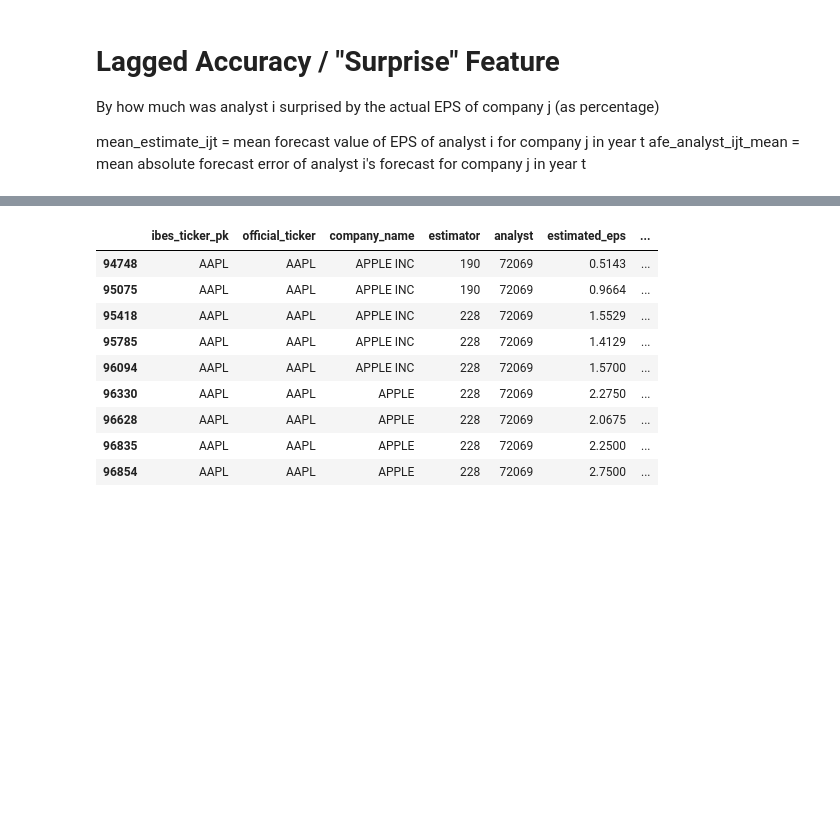
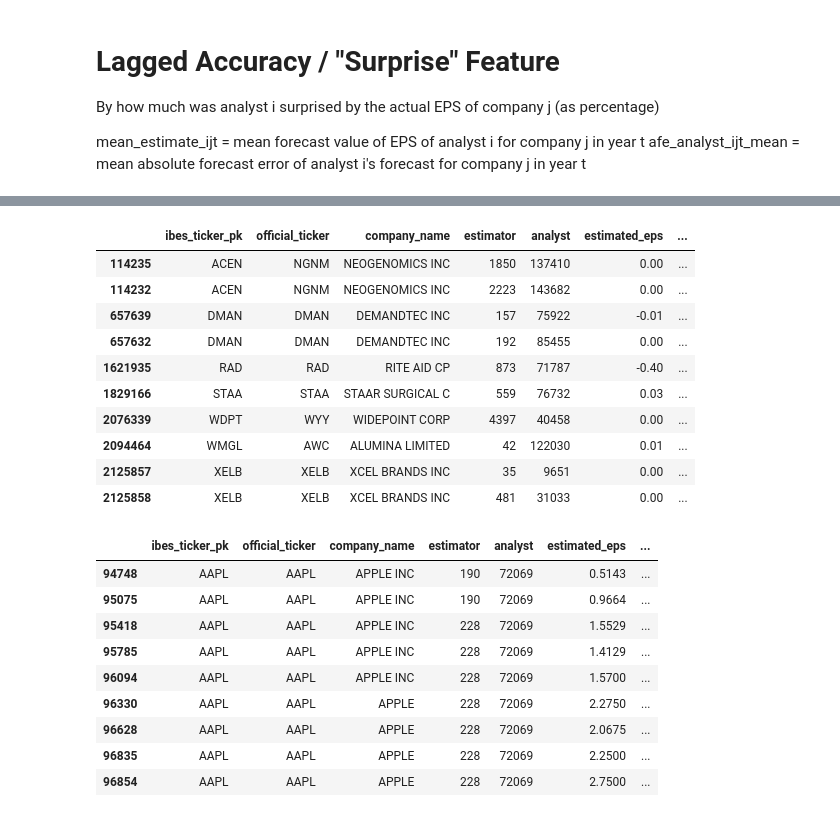
Before and after one commit to moshchev/gsfm_SS24, a Jupyter notebook: notebooks/feature_generation_marius.ipynb, the cells around one changed output, grey strips where cells are left out. Cells and saved outputs as stored; diff of their text form; code cells hidden in the pictures; blank space fills up the shorter version.

```diff
--- a/notebooks/feature_generation_marius.ipynb
+++ b/notebooks/feature_generation_marius.ipynb
@@ -238,6 +255,21 @@ afe_analyst_ijt_mean = mean absolute forecast error of analyst i's forecast for
 # %%
 # calculate surprise percentage for each forecast
 df['surprise'] = (df['actual_eps'] - df['mean_estimate_ijt']) / df['mean_estimate_ijt']
+# %%
+# surprise nan
+df[df['surprise'].isna()]
+# %% [output]
+|  | ibes_ticker_pk | official_ticker | company_name | estimator | analyst | estimated_eps | ... |
+| 114235 | ACEN | NGNM | NEOGENOMICS INC | 1850 | 137410 | 0.00 | ... |
+| 114232 | ACEN | NGNM | NEOGENOMICS INC | 2223 | 143682 | 0.00 | ... |
+| 657639 | DMAN | DMAN | DEMANDTEC INC | 157 | 75922 | -0.01 | ... |
+| 657632 | DMAN | DMAN | DEMANDTEC INC | 192 | 85455 | 0.00 | ... |
+| 1621935 | RAD | RAD | RITE AID CP | 873 | 71787 | -0.40 | ... |
+| 1829166 | STAA | STAA | STAAR SURGICAL C | 559 | 76732 | 0.03 | ... |
+| 2076339 | WDPT | WYY | WIDEPOINT CORP | 4397 | 40458 | 0.00 | ... |
+| 2094464 | WMGL | AWC | ALUMINA LIMITED | 42 | 122030 | 0.01 | ... |
+| 2125857 | XELB | XELB | XCEL BRANDS INC | 35 | 9651 | 0.00 | ... |
+| 2125858 | XELB | XELB | XCEL BRANDS INC | 481 | 31033 | 0.00 | ... |
 # %%
 # previous years surprise for company j for analyst i at time t (shifted by 1)
 # first forecast year is always 0 (no surprise)
```
Also changed, not shown: parts of 53 cells of this notebook, 1 other file.
